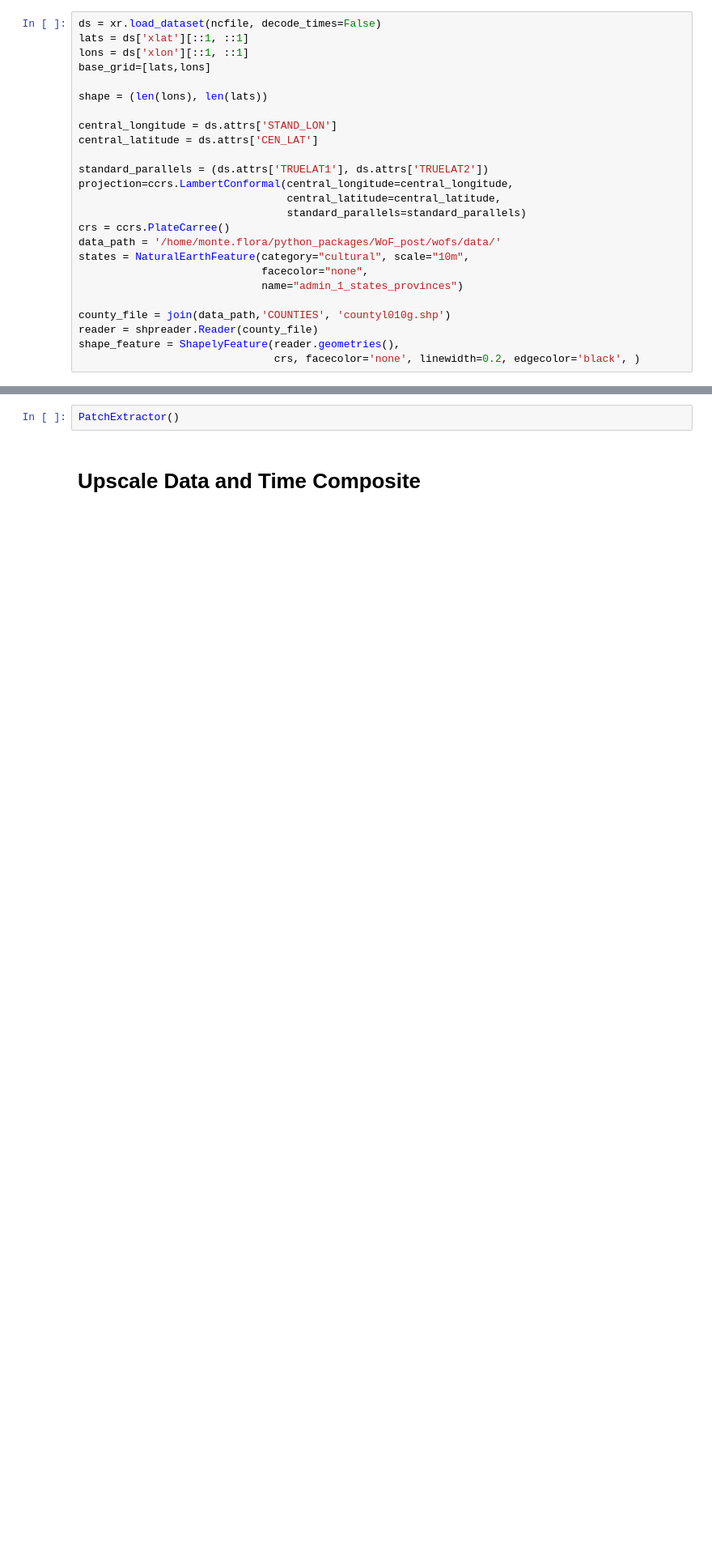
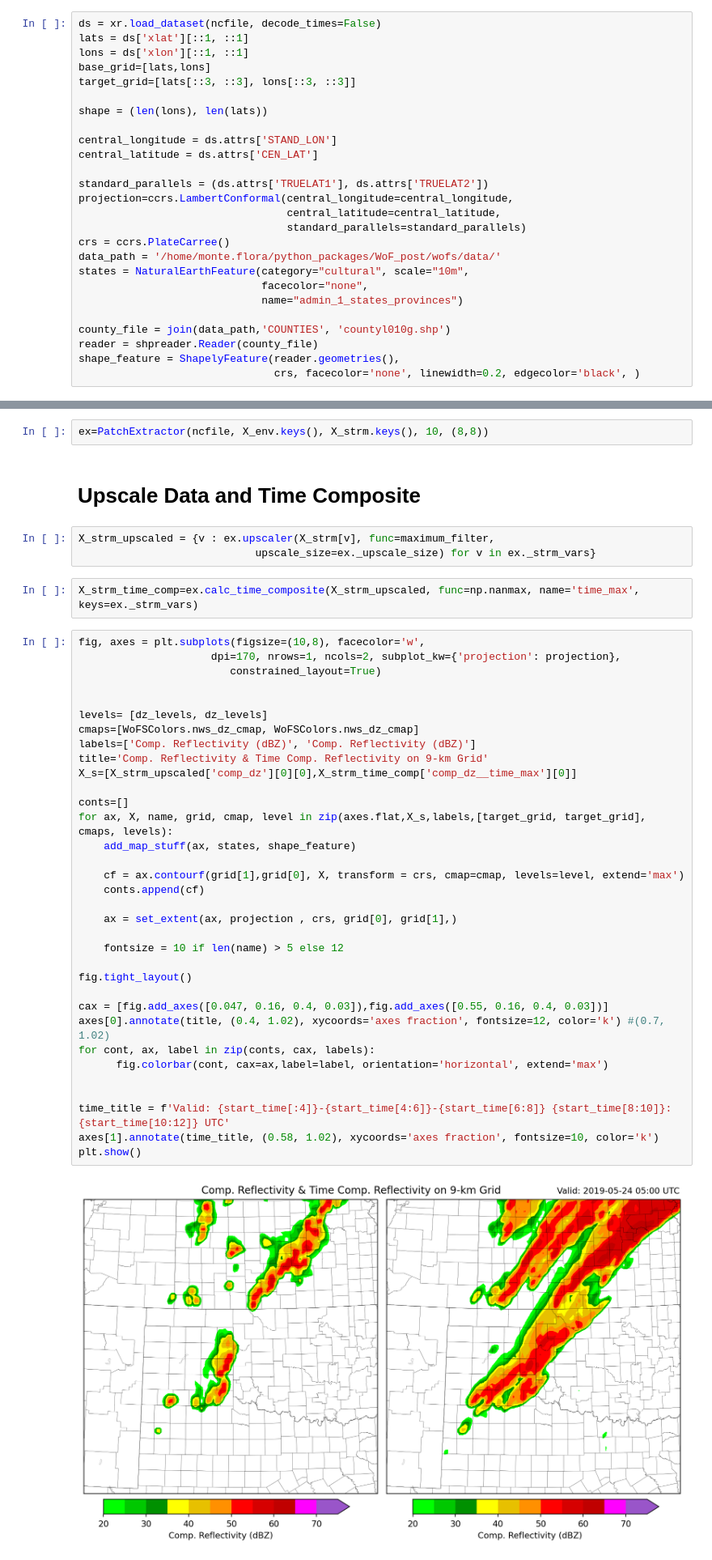
Before and after one commit to svarga1/2to6_hr_severe_wx_deep_learning, a Jupyter notebook: notebooks/PatchExtractor.ipynb, the cells around one changed output, grey strips where cells are left out. Shown at 81% size. Saved outputs shown, nothing was run; the diff lists cells and outputs as text; blank space fills up the shorter version.

Commit message:
Further Progress on PatchExtractor

```diff
--- a/notebooks/PatchExtractor.ipynb
+++ b/notebooks/PatchExtractor.ipynb
@@ -130,6 +136,7 @@ ds = xr.load_dataset(ncfile, decode_times=False)
 lats = ds['xlat'][::1, ::1]
 lons = ds['xlon'][::1, ::1]
 base_grid=[lats,lons]
+target_grid=[lats[::3, ::3], lons[::3, ::3]]
 
 shape = (len(lons), len(lats))
 
@@ -336,4 +394,45 @@ if n_patches*patch_area> NX*NY throw PatchError or no. valid patches < n_patches
 # %%
-PatchExtractor()
+ex=PatchExtractor(ncfile, X_env.keys(), X_strm.keys(), 10, (8,8))
 # %% [markdown]
 # Upscale Data and Time Composite
+# %%
+X_strm_upscaled = {v : ex.upscaler(X_strm[v], func=maximum_filter,
+                            upscale_size=ex._upscale_size) for v in ex._strm_vars}
+# %%
+X_strm_time_comp=ex.calc_time_composite(X_strm_upscaled, func=np.nanmax, name='time_max', keys=ex._strm_vars)
+# %%
+fig, axes = plt.subplots(figsize=(10,8), facecolor='w',
+                     dpi=170, nrows=1, ncols=2, subplot_kw={'projection': projection},
+                        constrained_layout=True)
+
+
+levels= [dz_levels, dz_levels]
+cmaps=[WoFSColors.nws_dz_cmap, WoFSColors.nws_dz_cmap]
+labels=['Comp. Reflectivity (dBZ)', 'Comp. Reflectivity (dBZ)']
+title='Comp. Reflectivity & Time Comp. Reflectivity on 9-km Grid'
+X_s=[X_strm_upscaled['comp_dz'][0][0],X_strm_time_comp['comp_dz__time_max'][0]]
+
+conts=[]
+for ax, X, name, grid, cmap, level in zip(axes.flat,X_s,labels,[target_grid, target_grid], cmaps, levels):
+    add_map_stuff(ax, states, shape_feature)
+
+    cf = ax.contourf(grid[1],grid[0], X, transform = crs, cmap=cmap, levels=level, extend='max')
+    conts.append(cf)
+
+    ax = set_extent(ax, projection , crs, grid[0], grid[1],)
+
+    fontsize = 10 if len(name) > 5 else 12
+
+fig.tight_layout()
+
+cax = [fig.add_axes([0.047, 0.16, 0.4, 0.03]),fig.add_axes([0.55, 0.16, 0.4, 0.03])]
+axes[0].annotate(title, (0.4, 1.02), xycoords='axes fraction', fontsize=12, color='k') #(0.7, 1.02)
+for cont, ax, label in zip(conts, cax, labels):
+      fig.colorbar(cont, cax=ax,label=label, orientation='horizontal', extend='max')
+
+
+time_title = f'Valid: {start_time[:4]}-{start_time[4:6]}-{start_time[6:8]} {start_time[8:10]}:{start_time[10:12]} UTC'
+axes[1].annotate(time_title, (0.58, 1.02), xycoords='axes fraction', fontsize=10, color='k')
+plt.show()
+# %% [output]
+[figure, added]
```
Also changed, not shown: parts of 11 cells of this notebook.
